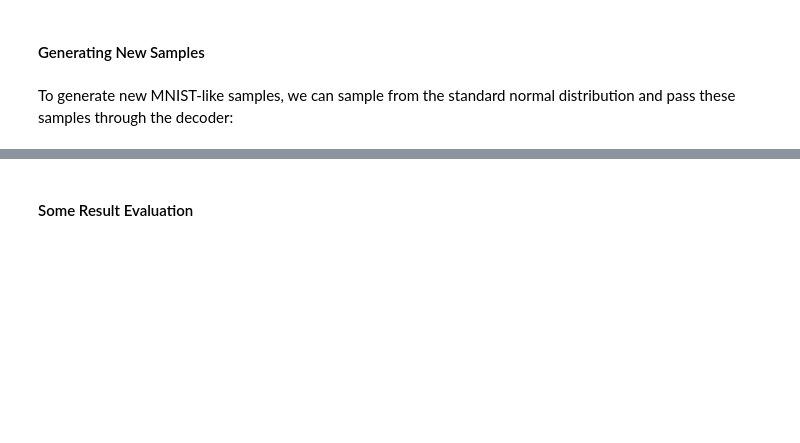
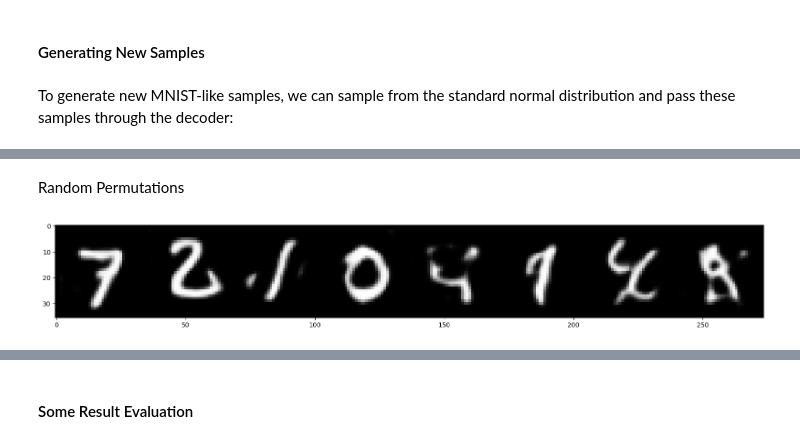
Before and after one commit to arkeodev/computer-vision, a Jupyter notebook: Demystifying_Autoencoders_A_Deep_Dive_into_Neural_Network_Compression_and_Reconstruction.ipynb, the cells around one changed output, grey strips where cells are left out. Cells and saved outputs as stored; diff of their text form; code cells hidden in the pictures; blank space fills up the shorter version.

```diff
--- a/Demystifying_Autoencoders_A_Deep_Dive_into_Neural_Network_Compression_and_Reconstruction.ipynb
+++ b/Demystifying_Autoencoders_A_Deep_Dive_into_Neural_Network_Compression_and_Reconstruction.ipynb
@@ -846,0 +814,9 @@ visualize_samples(sample)
+# %% [markdown]
+Random Permutations
+# %%
+rand_samp = vae_net.decoder(mu + 1 * torch.randn_like(mu))
+plt.figure(figsize = (20,10))
+out = vutils.make_grid(rand_samp.detach().cpu()[0:8], normalize=True)
+_ = plt.imshow(out.numpy().transpose((1, 2, 0)))
+# %% [output]
+[figure, added]
```
Also changed, not shown: parts of 26 cells of this notebook.
